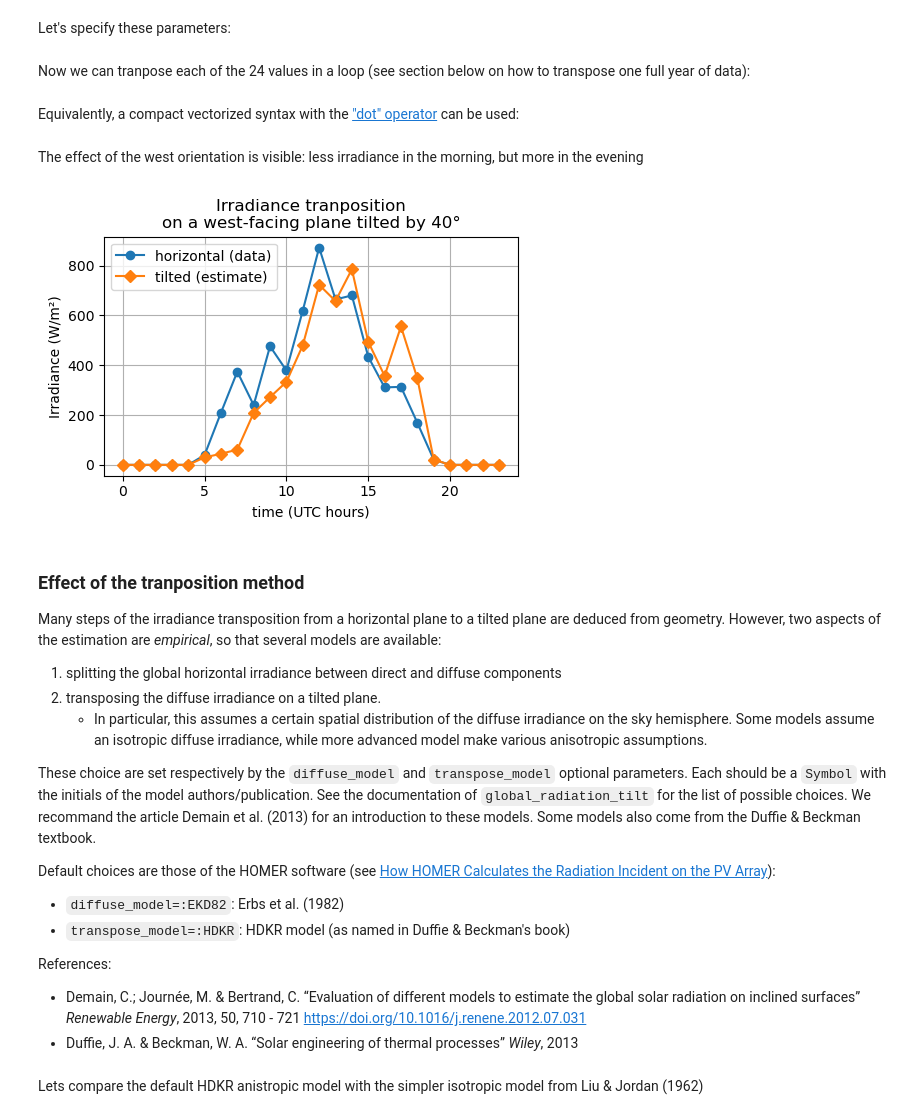
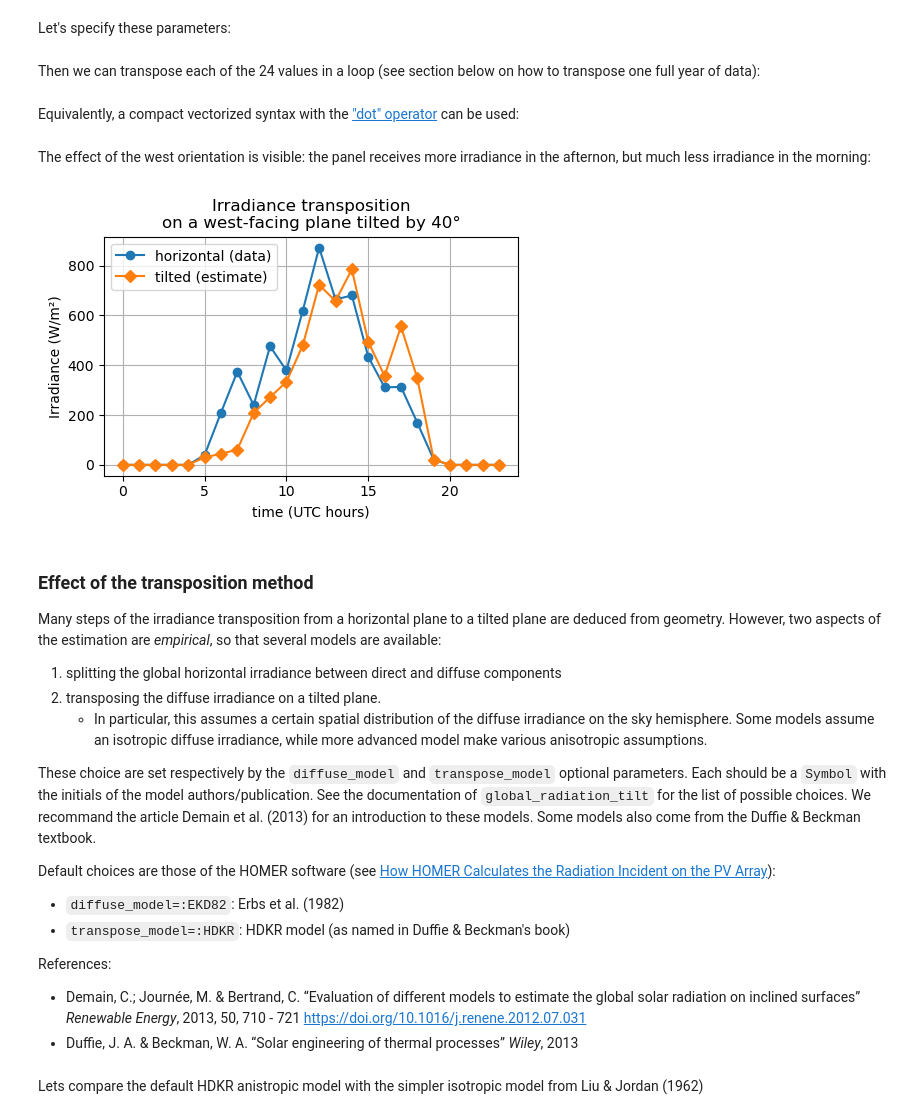
Before and after one commit to pierre-haessig/SolarIrradiance.jl, a Jupyter notebook: doc/Usage.ipynb, the cells around one changed output. Drawn from its saved outputs; the diff is of its cells as text; code cells hidden in the pictures.

Commit message:
Doc update + plot generation script

```diff
--- a/doc/Usage.ipynb
+++ b/doc/Usage.ipynb
@@ -55,10 +54,10 @@ This horizontal data can be **transposed on tilted plane** using an estimation m
 # %% [markdown]
 Let's specify these parameters:
 # %%
-# Time of the measurement
-n = 136 # can be computed with dayofyear(2012,05,15)
-tc = 0:23
-dt = 1/60 # 1 minute ~ instantaneous (0.0 is orbidden)
+# Time of the measurement (May 15, 2021)
+n = 136 # can be computed with dayofyear(2012, 05, 15)
+tc_range = 0:23
+dt = 1/60 # 1 minute ~ instantaneous (0.0 is forbidden)
 
 # Location (Rennes, France):
 lat = 48.117 #°
@@ -69,5 +68,5 @@ slope = 40 #°
 azimuth = 90 #° → west-facing
 albedo = 0.5; # in [0,1]
 # %% [markdown]
-Now we can tranpose each of the 24 values in a loop (see section below on how to transpose one full year of data):
+Then we can transpose each of the 24 values in a loop (see section below on how to transpose one full year of data):
 # %%
@@ -80,25 +79,25 @@ end
 # %% [markdown]
 Equivalently, a compact vectorized syntax with the ["dot" operator](https://docs.julialang.org/en/v1/manual/mathematical-operations/#man-dot-operators) can be used:
 # %%
-Gplane = global_radiation_tilt.(GHI_day, n, tc, dt, lat, lon, slope, azimuth, albedo);
+Gplane = global_radiation_tilt.(GHI_day, n, tc_range, dt, lat, lon, slope, azimuth, albedo);
 # %% [markdown]
-The effect of the west orientation is visible: less irradiance in the morning, but more in the evening
+The effect of the west orientation is visible: the panel receives more irradiance in the afternon, but much less irradiance in the morning:
 # %%
 fig, ax = subplots(figsize=(5,3.5))
-ax.plot(tc, GHI_day, "o-", label="horizontal (data)")
-ax.plot(tc, Gplane, "D-", label="tilted (estimate)")
+ax.plot(tc_range, GHI_day, "o-", label="horizontal (data)")
+ax.plot(tc_range, Gplane, "D-", label="tilted (estimate)")
 ax.grid(true)
 ax.set(
-    title="Irradiance tranposition\non a west-facing plane tilted by $(slope)°",
+    title="Irradiance transposition\non a west-facing plane tilted by $(slope)°",
     xlabel="time (UTC hours)",
     ylabel="Irradiance (W/m²)",
 )
 ax.legend()
 fig.tight_layout()
 # %% [output]
-[figure, old version]
+[figure, new version]
 # %% [markdown]
-### Effect of the tranposition method
+### Effect of the transposition method
 
 Many steps of the irradiance transposition from a horizontal plane to a
 tilted plane are deduced from geometry. However, two aspects of the
```
Also changed, not shown: parts of 6 cells of this notebook, 8 other files.
